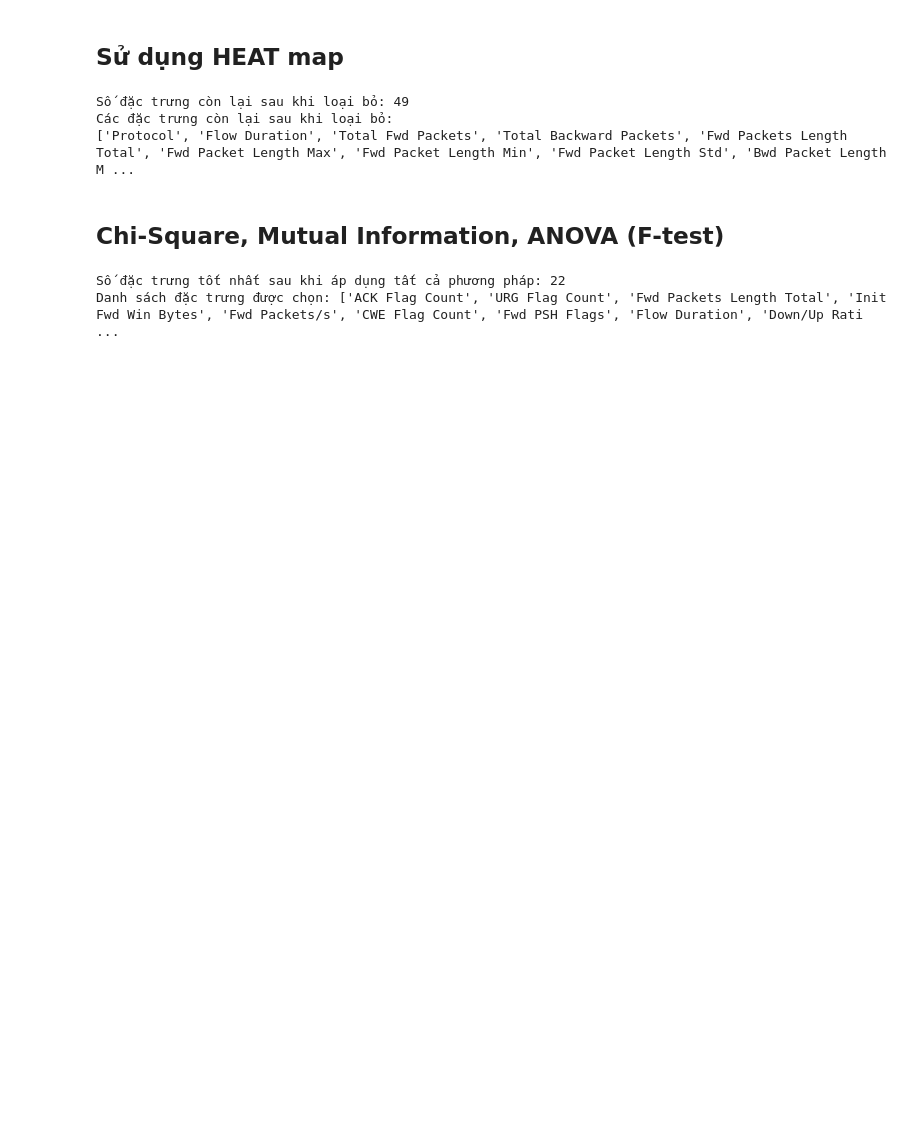
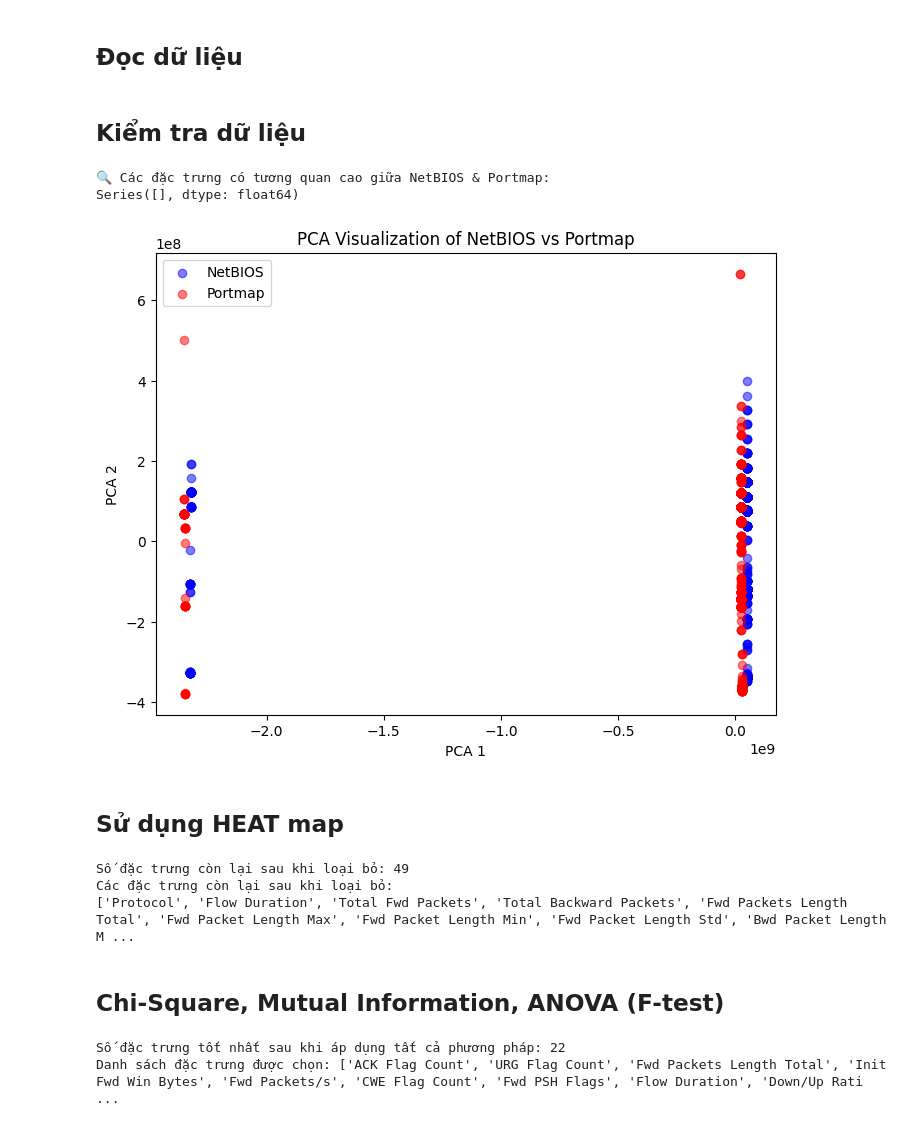
Before and after one commit to VinhTin-AQUA/IDS-RESNET-50-System, a Jupyter notebook: train_model/2_feature_selections.ipynb, the cells around one changed output. Cells and saved outputs as stored; diff of their text form; code cells hidden in the pictures; blank space fills up the shorter version.

```diff
--- a/train_model/2_feature_selections.ipynb
+++ b/train_model/2_feature_selections.ipynb
@@ -11,3 +9,60 @@ from scipy.stats import spearmanr, pearsonr
+# %% [markdown]
+## Đọc dữ liệu
+# %%
+file_path = "data/csv/cicddos_2019.csv"  # Thay bằng đường dẫn file của bạn
+df = pd.read_csv(file_path)
+# %%
+df1 = df.drop(columns=['Label'])
+df2 = df['Label']
+
+# Thay thế NaN bằng trung vị (median)
+df1.fillna(df1.median(), inplace=True)
+
+# Thay thế Infinity bằng giá trị lớn nhất trong cột đó
+df1.replace([np.inf, -np.inf], np.nan, inplace=True)
+df1.fillna(df1.median(), inplace=True)
+
+group = pd.concat([df1, df2], axis=1)
+# %% [markdown]
+## Kiểm tra dữ liệu
+# %%
+# 2️⃣ Lọc dữ liệu theo nhãn NetBIOS & Portmap
+df_netbios = group[group['Label'] == 'NetBIOS'].drop(columns=['Label'])
+df_portmap = group[group['Label'] == 'Portmap'].drop(columns=['Label'])
+
+# 3️⃣ Kiểm tra tương quan giữa hai nhãn
+corr_matrix = df_netbios.corrwith(df_portmap, axis=0)
+high_corr_features = corr_matrix[abs(corr_matrix) < 0.9]  # Lọc các đặc trưng có tương quan cao
+
+print("🔍 Các đặc trưng có tương quan cao giữa NetBIOS & Portmap:")
+print(high_corr_features)
+
+# 4️⃣ Dùng PCA để trực quan hóa dữ liệu (chuyển xuống 2D)
+pca = PCA(n_components=2)
+pca_netbios = pca.fit_transform(df_netbios)
+pca_portmap = pca.fit_transform(df_portmap)
+
+plt.figure(figsize=(8, 6))
+plt.scatter(pca_netbios[:, 0], pca_netbios[:, 1], alpha=0.5, label="NetBIOS", color="blue")
+plt.scatter(pca_portmap[:, 0], pca_portmap[:, 1], alpha=0.5, label="Portmap", color="red")
+plt.legend()
+plt.title("PCA Visualization of NetBIOS vs Portmap")
+plt.xlabel("PCA 1")
+plt.ylabel("PCA 2")
+plt.show()
+
+# 5️⃣ Vẽ Boxplot để kiểm tra sự phân bố của một số đặc trưng quan trọng
+features_to_check = high_corr_features.index[:5]  # Chọn 5 đặc trưng đầu tiên có tương quan cao
+
+for feature in features_to_check:
+    plt.figure(figsize=(8, 4))
+    sns.boxplot(x=group['Label'], y=group[feature], data=group[group['Label'].isin(['NetBIOS', 'Portmap'])])
+    plt.title(f"Boxplot của {feature}")
+    plt.show()
+# %% [output]
+🔍 Các đặc trưng có tương quan cao giữa NetBIOS & Portmap:
+Series([], dtype: float64)
+[figure, added]
 # %% [markdown]
 ## Sử dụng HEAT map
 # %%
```
Also changed, not shown: parts of 1 cell of this notebook, 18 other files.
